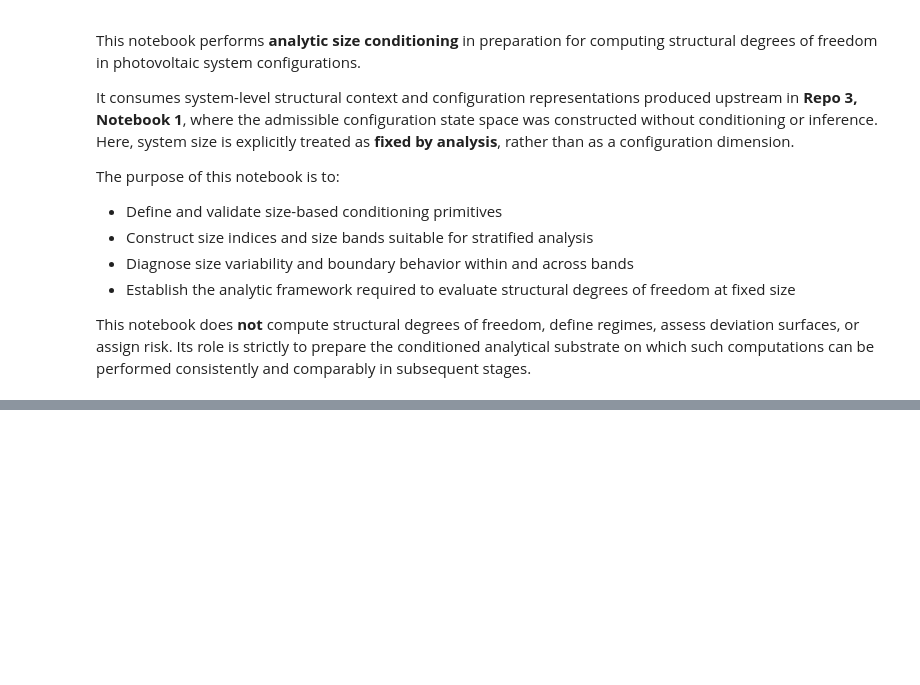
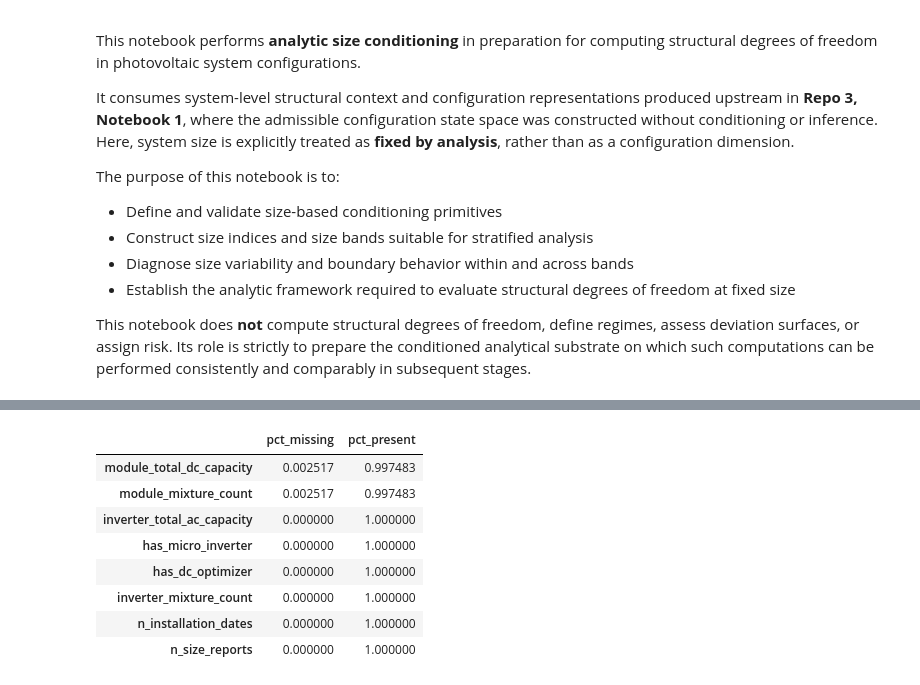
Before and after one commit to AsmaaELBorki/03_tts_configuration, a Jupyter notebook: notebooks/02_Fixed_Size_Conditioning _for_Structural_Degrees_of_Freedom.ipynb, the cells around one changed output, grey strips where cells are left out. Cells and saved outputs as stored; diff of their text form; code cells hidden in the pictures; blank space fills up the shorter version.

```diff
--- a/notebooks/02_Fixed_Size_Conditioning _for_Structural_Degrees_of_Freedom.ipynb
+++ b/notebooks/02_Fixed_Size_Conditioning _for_Structural_Degrees_of_Freedom.ipynb
@@ -81,0 +230,37 @@ df_system_context["size_band"].value_counts().sort_index()
+# %%
+# Global coverage and missingness
+
+structural_candidates = [
+    "module_total_dc_capacity",
+    "inverter_total_ac_capacity",
+    "has_micro_inverter",
+    "has_dc_optimizer",
+    "inverter_mixture_count",
+    "module_mixture_count",
+    "n_installation_dates",
+    "n_size_reports",
+]
+
+coverage = (
+    df_structural[structural_candidates]
+    .isna()
+    .mean()
+    .rename("pct_missing")
+    .to_frame()
+    .assign(
+        pct_present=lambda x: 1 - x["pct_missing"]
+    )
+    .sort_values("pct_missing", ascending=False)
+)
+
+coverage
+# %% [output]
+|  | pct_missing | pct_present |
+| module_total_dc_capacity | 0.002517 | 0.997483 |
+| module_mixture_count | 0.002517 | 0.997483 |
+| inverter_total_ac_capacity | 0.000000 | 1.000000 |
+| has_micro_inverter | 0.000000 | 1.000000 |
+| has_dc_optimizer | 0.000000 | 1.000000 |
+| inverter_mixture_count | 0.000000 | 1.000000 |
+| n_installation_dates | 0.000000 | 1.000000 |
+| n_size_reports | 0.000000 | 1.000000 |
```
Also changed, not shown: parts of 15 cells of this notebook.
